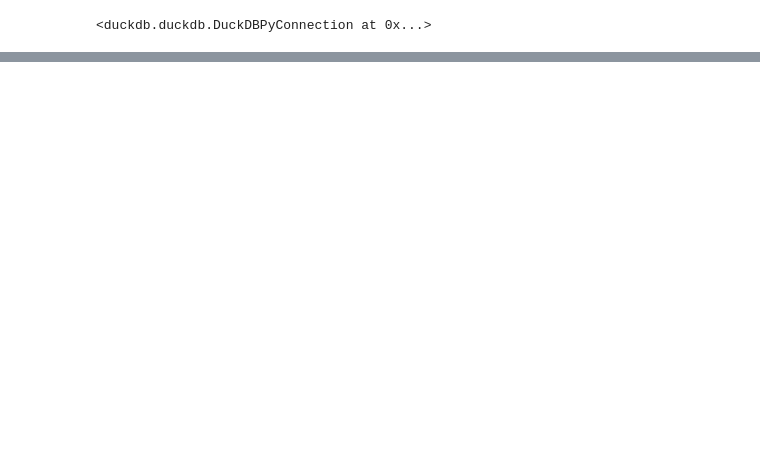
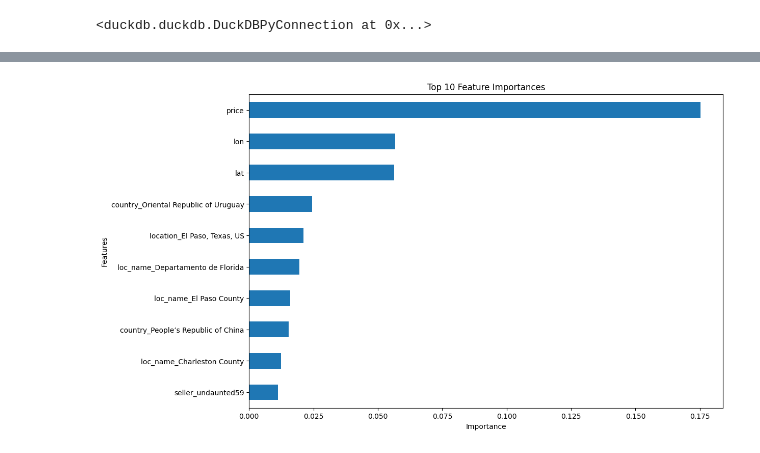
Before and after one commit to JinZhou12/Wild-Animal, a Jupyter notebook: inference.ipynb, the cells around one changed output, grey strips where cells are left out. Cells and saved outputs as stored; diff of their text form; code cells hidden in the pictures; blank space fills up the shorter version.

```diff
--- a/inference.ipynb
+++ b/inference.ipynb
@@ -31,4 +59,9 @@ connection.execute("SET s3_url_style=path")
 # %%
-df = pd.read_parquet("data_labeled_feb_7_2024.parquet")
+df = pd.read_parquet("file.parquet")
 # %%
-df["image_path"]
+# remove all data without image_path
+df = df[~df["image_path"].isnull()]
+# use only ads that has price info
+# df = df[~df["price"].isnull()]
+# use only ads with labels
+# df = df[~df["predicted_label"].isnull()]
@@ -49,0 +78,72 @@ bucket_name_images = "images-october"
+# %%
+import pandas as pd
+import matplotlib.pyplot as plt
+from sklearn.model_selection import train_test_split
+from sklearn.ensemble import RandomForestClassifier
+from sklearn.preprocessing import OneHotEncoder
+from sklearn.compose import ColumnTransformer
+from sklearn.pipeline import Pipeline
+from sklearn.metrics import accuracy_score
+
+target = 'predicted_label'
+numerical_cols = ['price', 'lat', 'lon']
+categorical_cols = ['category', 'currency', 'country', 'seller', 'location', 'loc_name', 'ships to']
+categorical_transformer = OneHotEncoder(handle_unknown='ignore', drop=None)
+
+
+preprocessor = ColumnTransformer(
+    transformers=[
+        ('num', 'passthrough', numerical_cols),
+        ('cat', categorical_transformer, categorical_cols)
+    ])
+
+model = Pipeline(steps=[
+    ('preprocessor', preprocessor),
+    ('classifier', RandomForestClassifier(n_estimators=100, random_state=42))
+])
+
+column_names_for_X = ['price', 'lat', 'lon', 'category', 'currency', 'country',
+                      'seller', 'location', 'loc_name', 'seller_type', 'ships to']
+df_clean = df.dropna(subset=column_names_for_X)
+
+
+X = df_clean.drop(columns=['predicted_label', 'id', 'image_path', 'title', 'description',
+                           'domain', 'image', 'url', 'retrieved', 'name'])
+y = df_clean['predicted_label']
+# X = df.drop(columns=[target, 'id', 'image_path', 'title', 'text',
+#                      'description', 'domain', 'image', 'url', 'retrieved', 'production_data', 'name', 'seller_url', 'path'])
+# y = df[target]
+
+X_train, X_test, y_train, y_test = train_test_split(X, y, test_size=0.2, random_state=42)
+
+model.fit(X_train, y_train)
+
+predictions = model.predict(X_test)
+accuracy = accuracy_score(y_test, predictions)
+print("Model Accuracy:", accuracy)
+
+feature_importances = model.named_steps['classifier'].feature_importances_
+
+onehot_columns = model.named_steps['preprocessor'].named_transformers_['cat'].get_feature_names_out(categorical_cols)
+feature_names = numerical_cols + list(onehot_columns)
+
+importances = pd.Series(feature_importances, index=feature_names)
+
+# Plot feature importances
+# plt.figure(figsize=(12,8))
+# importances.sort_values().plot(kind='barh')
+# plt.title('Feature Importance')
+# plt.xlabel('Importance')
+# plt.ylabel('Features')
+# plt.show()
+
+top_10_importances = importances.sort_values(ascending=True).tail(10)
+
+# Create the plot
+plt.figure(figsize=(12, 8))
+top_10_importances.plot(kind='barh')
+plt.title('Top 10 Feature Importances')
+plt.xlabel('Importance')
+plt.ylabel('Features')
+plt.show()
+# %% [output]
@@ -49,0 +151 @@ bucket_name_images = "images-october"
+[figure, added]
```
Also changed, not shown: parts of 49 cells of this notebook, 3 other files.
